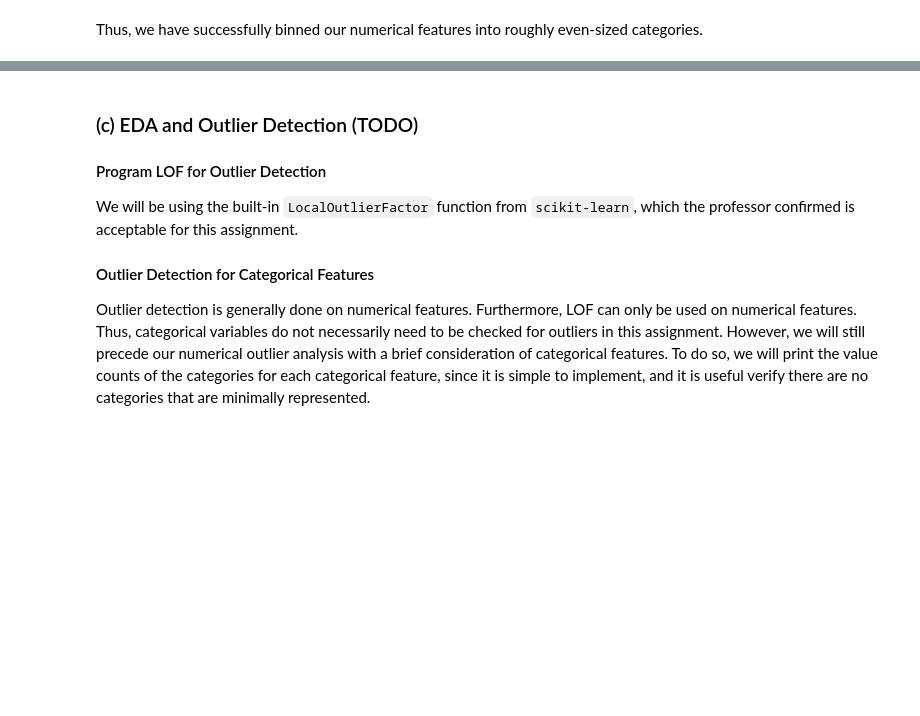
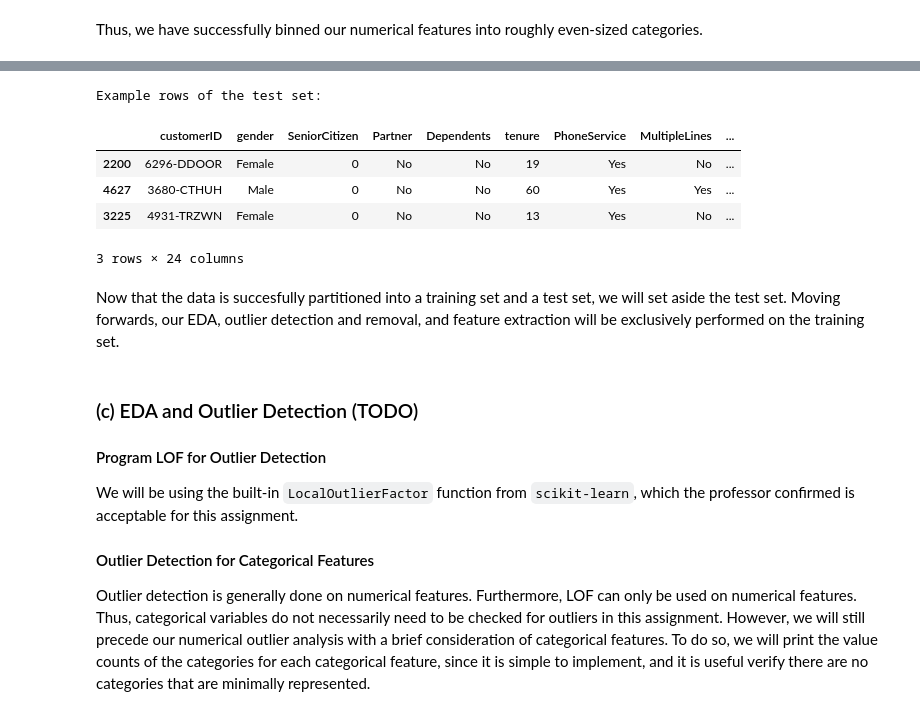
Before and after one commit to Natasa127/CSI4142-A3, a Jupyter notebook: Classification.ipynb, the cells around one changed output, grey strips where cells are left out. Cells and saved outputs as stored; diff of their text form; code cells hidden in the pictures; blank space fills up the shorter version.

```diff
--- a/Classification.ipynb
+++ b/Classification.ipynb
@@ -748,3 +785,16 @@ Thus, we have successfully binned our numerical features into roughly even-sized
+# %%
+# Show some example rows of the test set
+print(f"Example rows of the test set: ")
+test_telco_df.head(3)
+# %% [output]
+Example rows of the test set:
+|  | customerID | gender | SeniorCitizen | Partner | Dependents | tenure | PhoneService | MultipleLines | ... |
+| 2200 | 6296-DDOOR | Female | 0 | No | No | 19 | Yes | No | ... |
+| 4627 | 3680-CTHUH | Male | 0 | No | No | 60 | Yes | Yes | ... |
+| 3225 | 4931-TRZWN | Female | 0 | No | No | 13 | Yes | No | ... |
+3 rows × 24 columns
+# %% [markdown]
+Now that the data is succesfully partitioned into a training set and a test set, we will set aside the test set. Moving forwards, our EDA, outlier detection and removal, and feature extraction will be exclusively performed on the training set.
 # %% [markdown]
 ### (c) EDA and Outlier Detection (TODO)
 
```
Also changed, not shown: parts of 15 cells of this notebook.
